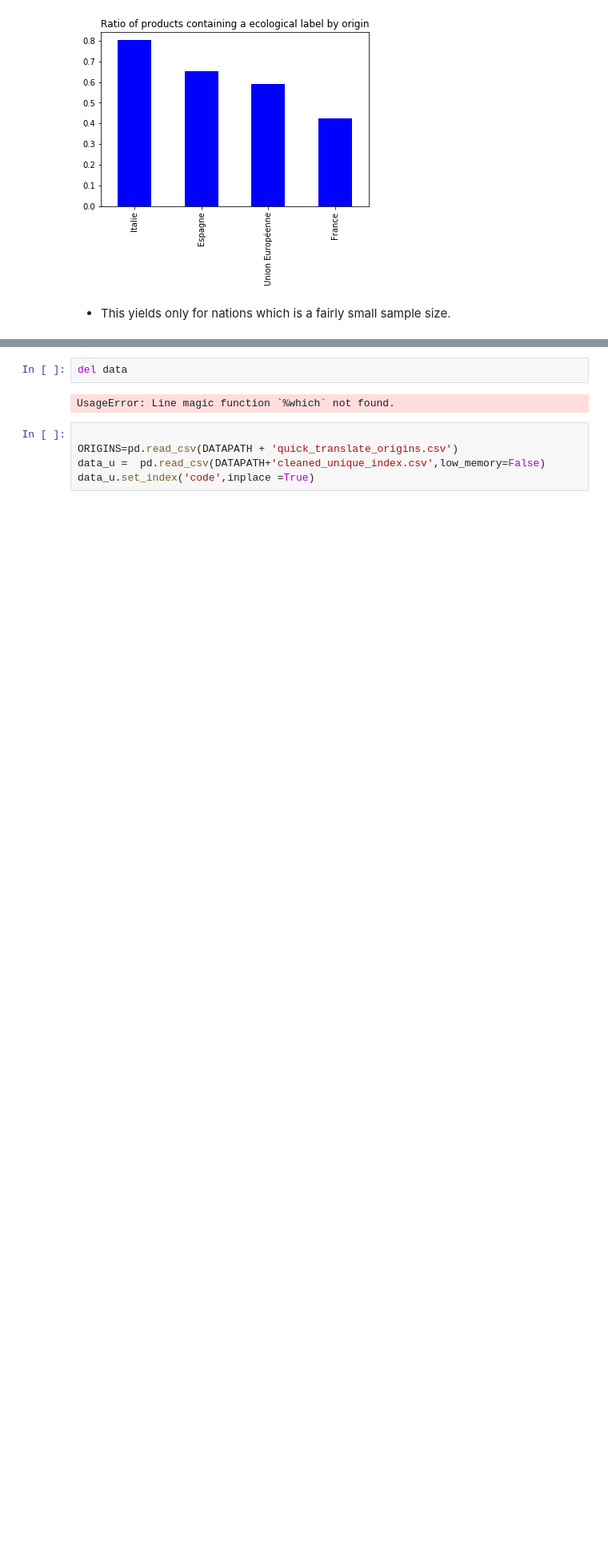
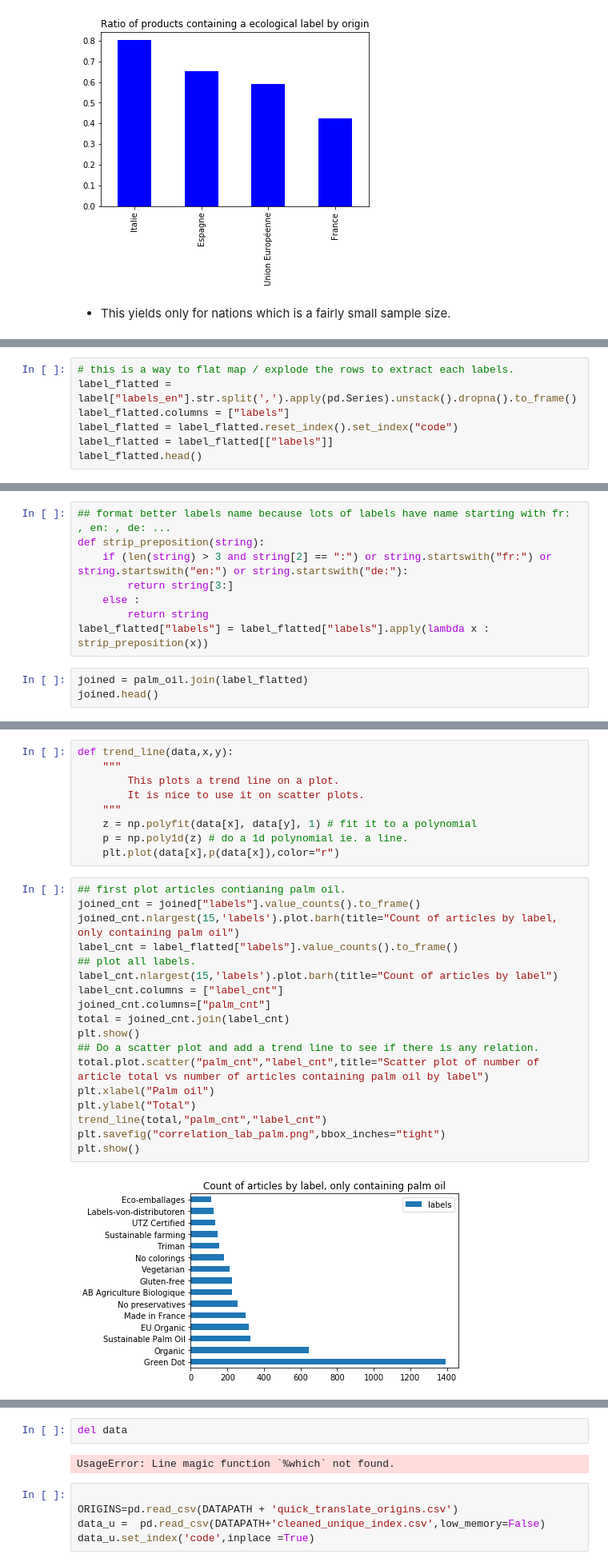
Before and after one commit to lanzrein/ada_project, a Jupyter notebook: MilestoneFinal.ipynb, the cells around one changed output, grey strips where cells are left out. Shown at 80% size. Saved outputs shown, nothing was run; the diff lists cells and outputs as text; blank space fills up the shorter version.

```diff
--- a/MilestoneFinal.ipynb
+++ b/MilestoneFinal.ipynb
@@ -1128,0 +1146,7 @@ plt.show()
+# %%
+# this is a way to flat map / explode the rows to extract each labels.
+label_flatted = label["labels_en"].str.split(',').apply(pd.Series).unstack().dropna().to_frame()
+label_flatted.columns = ["labels"]
+label_flatted = label_flatted.reset_index().set_index("code")
+label_flatted = label_flatted[["labels"]]
+label_flatted.head()
@@ -1128,0 +1161,11 @@ plt.show()
+# %%
+## format better labels name because lots of labels have name starting with fr: , en: , de: ...
+def strip_preposition(string):
+    if (len(string) > 3 and string[2] == ":") or string.startswith("fr:") or string.startswith("en:") or string.startswith("de:"):
+        return string[3:]
+    else :
+        return string
+label_flatted["labels"] = label_flatted["labels"].apply(lambda x : strip_preposition(x))
+# %%
+joined = palm_oil.join(label_flatted)
+joined.head()
@@ -1128,0 +1180,29 @@ plt.show()
+# %%
+def trend_line(data,x,y):
+    """
+        This plots a trend line on a plot.
+        It is nice to use it on scatter plots.
+    """
+    z = np.polyfit(data[x], data[y], 1) # fit it to a polynomial
+    p = np.poly1d(z) # do a 1d polynomial ie. a line.
+    plt.plot(data[x],p(data[x]),color="r")
+# %%
+## first plot articles contianing palm oil.
+joined_cnt = joined["labels"].value_counts().to_frame()
+joined_cnt.nlargest(15,'labels').plot.barh(title="Count of articles by label, only containing palm oil")
+label_cnt = label_flatted["labels"].value_counts().to_frame()
+## plot all labels.
+label_cnt.nlargest(15,'labels').plot.barh(title="Count of articles by label")
+label_cnt.columns = ["label_cnt"]
+joined_cnt.columns=["palm_cnt"]
+total = joined_cnt.join(label_cnt)
+plt.show()
+## Do a scatter plot and add a trend line to see if there is any relation.
+total.plot.scatter("palm_cnt","label_cnt",title="Scatter plot of number of article total vs number of articles containing palm oil by label")
+plt.xlabel("Palm oil")
+plt.ylabel("Total")
+trend_line(total,"palm_cnt","label_cnt")
+plt.savefig("correlation_lab_palm.png",bbox_inches="tight")
+plt.show()
+# %% [output]
+[figure, added]
```
Also changed, not shown: parts of 22 cells of this notebook, 20 other files.
